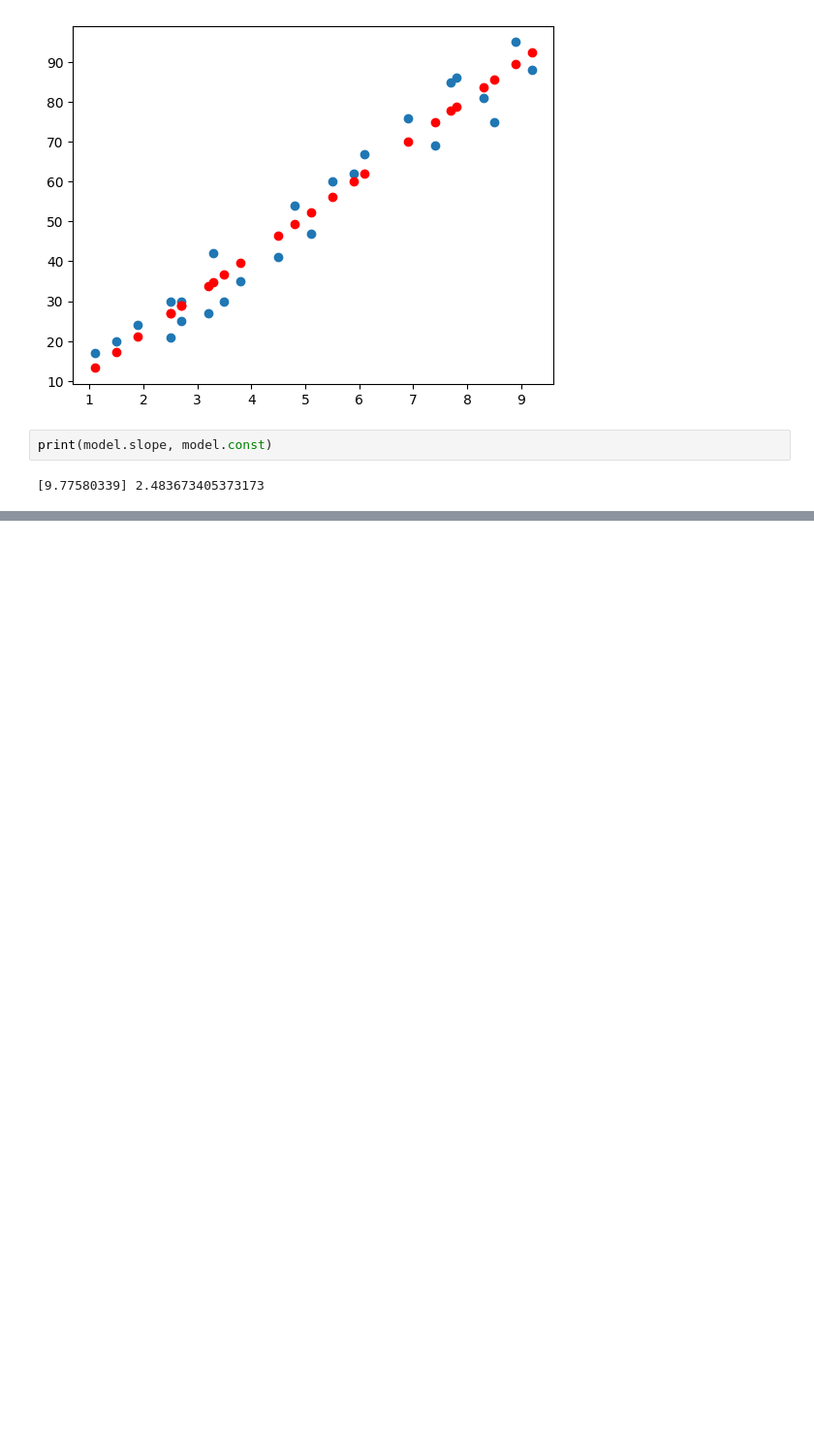
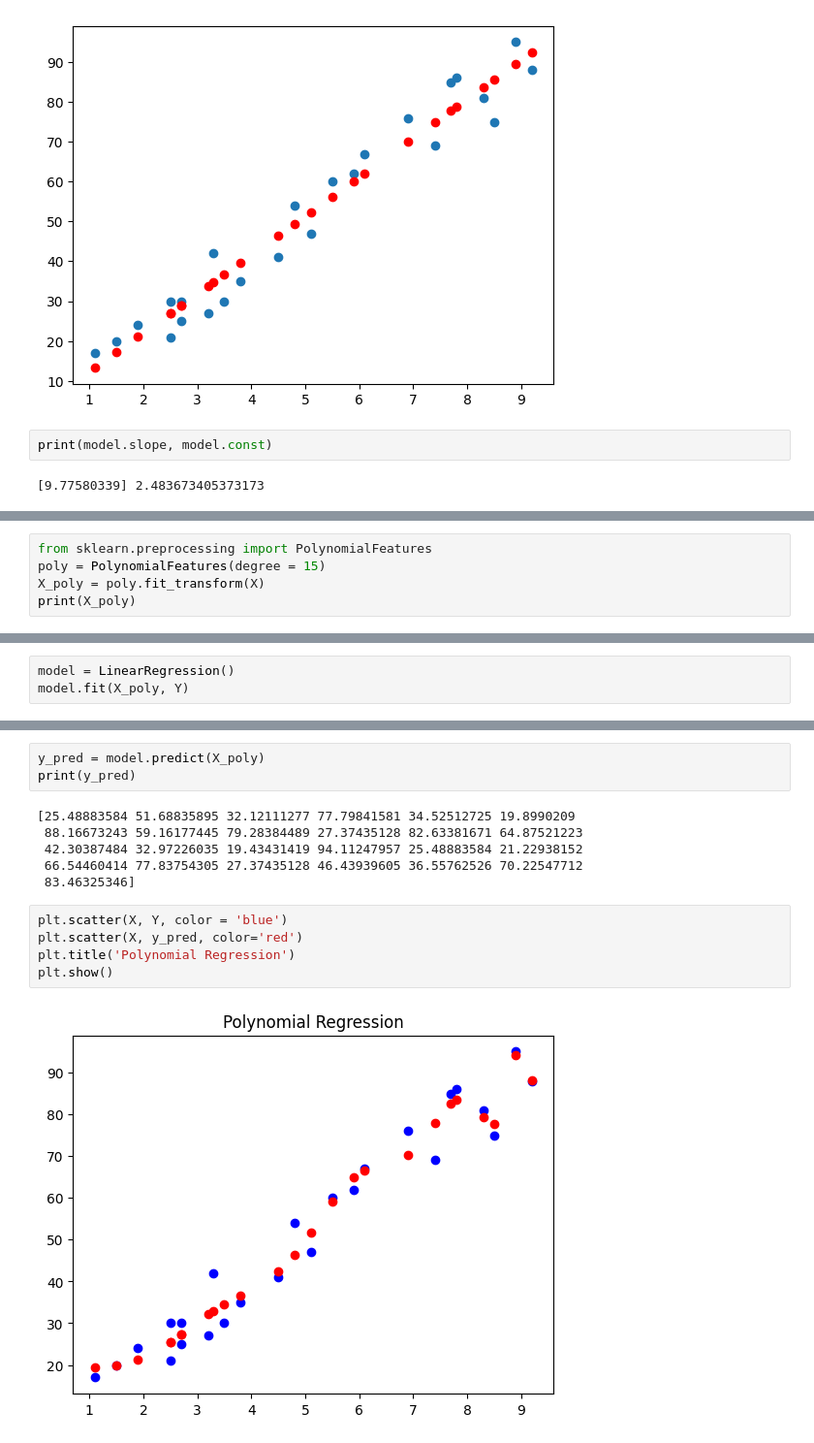
Before and after one commit to Sapt-pal/VSD_EdgeAI_on_RISCV, a Jupyter notebook: Copy_of_Welcome_To_Colab.ipynb, the cells around one changed output, grey strips where cells are left out. Shown: that part at 97% size. Cells and saved outputs as stored; diff of their text form; blank space fills up the shorter version.

```diff
--- a/Copy_of_Welcome_To_Colab.ipynb
+++ b/Copy_of_Welcome_To_Colab.ipynb
@@ -64,0 +138,5 @@ print(model.slope, model.const)
+# %%
+from sklearn.preprocessing import PolynomialFeatures
+poly = PolynomialFeatures(degree = 15)
+X_poly = poly.fit_transform(X)
+print(X_poly)
@@ -64,0 +161,3 @@ print(model.slope, model.const)
+# %%
+model = LinearRegression()
+model.fit(X_poly, Y)
@@ -64,0 +175,16 @@ print(model.slope, model.const)
+# %%
+y_pred = model.predict(X_poly)
+print(y_pred)
+# %% [output]
+[25.48883584 51.68835895 32.12111277 77.79841581 34.52512725 19.8990209
+ 88.16673243 59.16177445 79.28384489 27.37435128 82.63381671 64.87521223
+ 42.30387484 32.97226035 19.43431419 94.11247957 25.48883584 21.22938152
+ 66.54460414 77.83754305 27.37435128 46.43939605 36.55762526 70.22547712
+ 83.46325346]
+# %%
+plt.scatter(X, Y, color = 'blue')
+plt.scatter(X, y_pred, color='red')
+plt.title('Polynomial Regression')
+plt.show()
+# %% [output]
+[figure, added]
```
Also changed, not shown: parts of 12 cells of this notebook.
